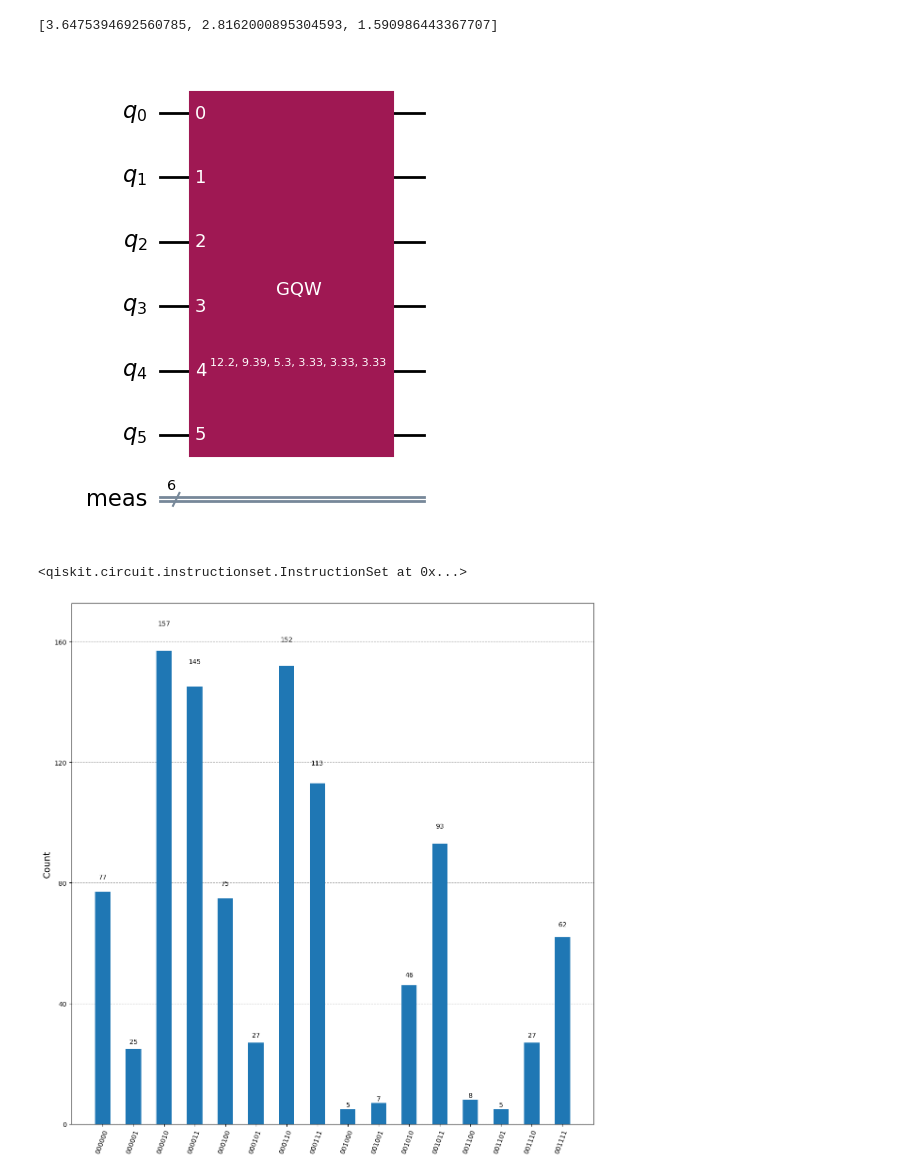
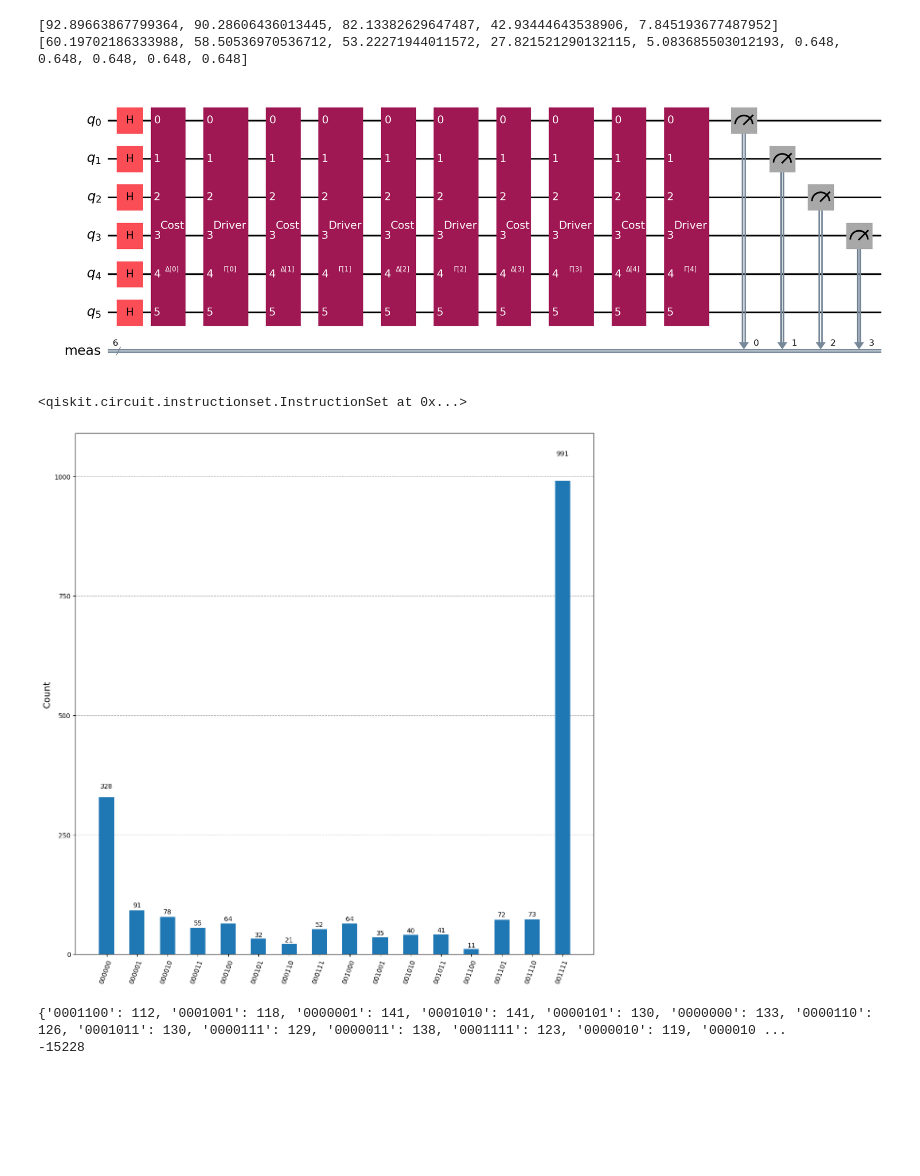
Before and after one commit to farhan2418/quantum_portfolio_optimization, a Jupyter notebook: main/notebooks/guided_hopping_rate.ipynb, the cells around one changed output. Cells and saved outputs as stored; diff of their text form; code cells hidden in the pictures; blank space fills up the shorter version.

```diff
--- a/main/notebooks/guided_hopping_rate.ipynb
+++ b/main/notebooks/guided_hopping_rate.ipynb
@@ -53,12 +53,13 @@ def calc_gamma(t, T, lambda_vec: list | np.ndarray):
 
     return gamma
 # %%
-reps = 3
-T = 10
-delta_t = T/ reps
+reps = 5
+T = 3.24
+# delta_t = (10 ** (-5) )* ( T /reps)
+delta_t =  ( T /reps)
 lambda_vec = [round(random.uniform(0, 1), 3) for i in range(4)] + [round(random.random(), 3) for _ in range(2)]
 
-# lambda_vec = [1.76702773, 0.86898184, 1.76799968, 1.42404823, 0.84291891, 1.05100055]
+# lambda_vec = [0.61029775, 0.3802406,  0.25411683, 0.90518724, 1.99407253, 0.19070556]
 
 hopping_rate = [calc_gamma(i*delta_t, T, lambda_vec) for i in range(reps)]
 print(hopping_rate)
@@ -69,12 +70,12 @@ print(hopping_rate)
 #  1.51540905+0.j, 1.51057796+0.j])
 
 cost_operator1 = SparsePauliOp(['IIIIIZ', 'IIIIZI', 'IIIZII', 'IIZIII', 'IZIIII', 'ZIIIII', 'IIIIZZ', 'IIIZIZ', 'IIZIIZ', 'IZIIIZ', 'ZIIIIZ', 'IIIZZI', 'IIZIZI', 'IZIIZI', 'ZIIIZI', 'IIZZII', 'IZIZII', 'ZIIZII', 'IZZIII', 'ZIZIII', 'ZZIIII'],
-              coeffs=[-0.00448131+0.j,  0.05142066+0.j,  0.24531016+0.j, -0.51613383+0.j,
-  0.07790444+0.j,  0.05742882+0.j,  1.89872893+0.j,  1.89264375+0.j,
-  1.89619306+0.j,  1.8979316 +0.j,  1.89281493+0.j,  1.89268353+0.j,
-  1.89804812+0.j,  1.89925416+0.j,  1.89316156+0.j,  1.89321692+0.j,
-  1.89420459+0.j,  1.89221777+0.j,  1.89941626+0.j,  1.89701067+0.j,
-  1.89570455+0.j])
+              coeffs=[ 0.20938976+0.j,  0.02219508+0.j, -0.62165403+0.j, -0.52183167+0.j,
+ -0.16630805+0.j, -0.07081034+0.j,  2.34314136+0.j,  2.3438048 +0.j,
+  2.34643442+0.j,  2.34496855+0.j,  2.34526134+0.j,  2.34737378+0.j,
+  2.34400334+0.j,  2.3447599 +0.j,  2.34757129+0.j,  2.3492991 +0.j,
+  2.34974653+0.j,  2.35313552+0.j,  2.35907177+0.j,  2.34988862+0.j,
+  2.35288293+0.j])
 
 evolution = LieTrotter()
 # evolution = None
@@ -83,18 +84,21 @@ ansatz = GQWAnsatz(cost_operator1, hopping_rate=hopping_rate, reps = reps, time
 
 # not clear whether to multiply with delta_t again
 h_parameters = [
-   delta_t * calc_gamma( i * delta_t, T, lambda_vec) for i in range (reps)
+ delta_t * calc_gamma( i * delta_t, T, lambda_vec) for i in range (reps)
 ] + [delta_t for _ in range(reps)]
+
 # h_parameters = [1, 2, 3, 4, 5, 6]
-
 ansatz.num_parameters
-ansatz.assign_parameters(h_parameters, inplace= True)
+# ansatz.assign_parameters(h_parameters, inplace= True)
+print(h_parameters)
 # %% [output]
-[3.6475394692560785, 2.8162000895304593, 1.590986443367707]
+[92.89663867799364, 90.28606436013445, 82.13382629647487, 42.93444643538906, 7.845193677487952]
+[60.19702186333988, 58.50536970536712, 53.22271944011572, 27.821521290132115, 5.083685503012193, 0.648, 0.648, 0.648, 0.648, 0.648]
 # %%
-ansatz.draw('mpl')
+ansatz.measure(range(4), range(4))
+ansatz.decompose().draw('mpl', 1.5)
 # %% [output]
-[figure, old version]
+[figure, new version]
 # %%
 
 ansatz.measure(range(4), range(4))
@@ -103,9 +107,20 @@ ansatz.measure(range(4), range(4))
 # %%
 sim = Aer.get_backend('aer_simulator')
 trasnpiled_qc = transpile(ansatz.decompose().decompose(), sim)
-result = sim.run(ansatz.decompose().decompose()).result()
+result = sim.run(ansatz.decompose().decompose(), shots = 2048).result()
 counts = result.get_counts()
 
 plot_histogram(counts, figsize= (12, 12))
 # %% [output]
-[figure, old version]
+[figure, new version]
+# %%
+print(counts)
+sq = 0
+for key, val in counts.items():
+    # print(key, val)
+    # print(int(key, 2))
+    sq += 1 - int(key, 2) * val
+print(sq)
+# %% [output]
+{'0001100': 112, '0001001': 118, '0000001': 141, '0001010': 141, '0000101': 130, '0000000': 133, '0000110': 126, '0001011': 130, '0000111': 129, '0000011': 138, '0001111': 123, '0000010': 119, '000010 ...
+-15228
```
Also changed, not shown: parts of 2 cells of this notebook, 5 other files.
